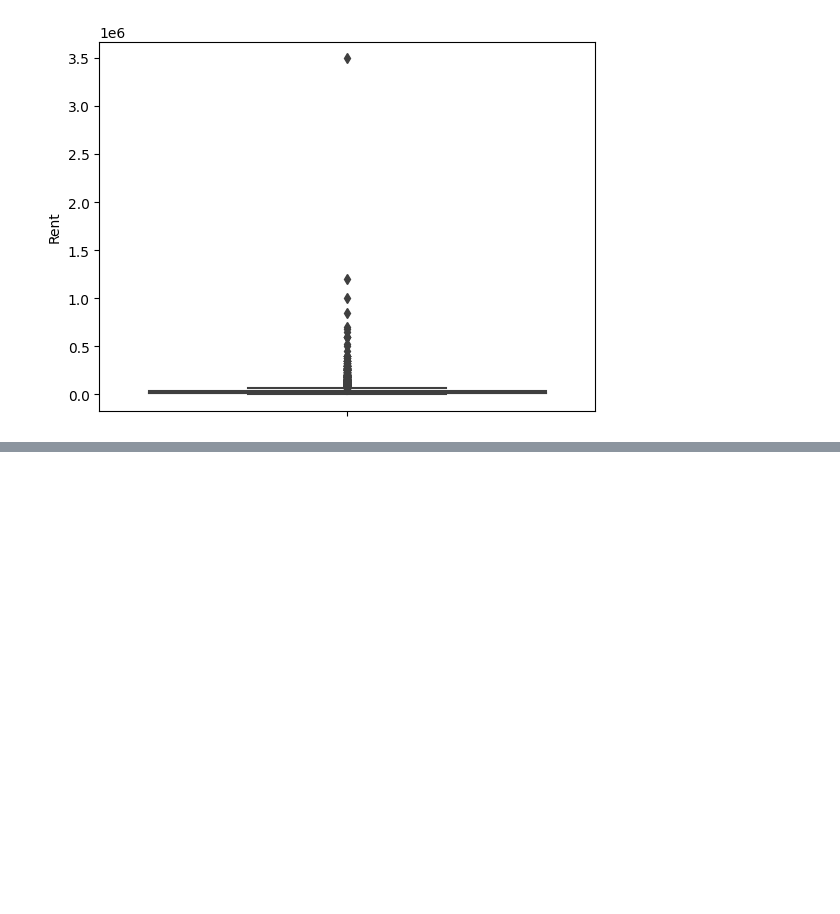
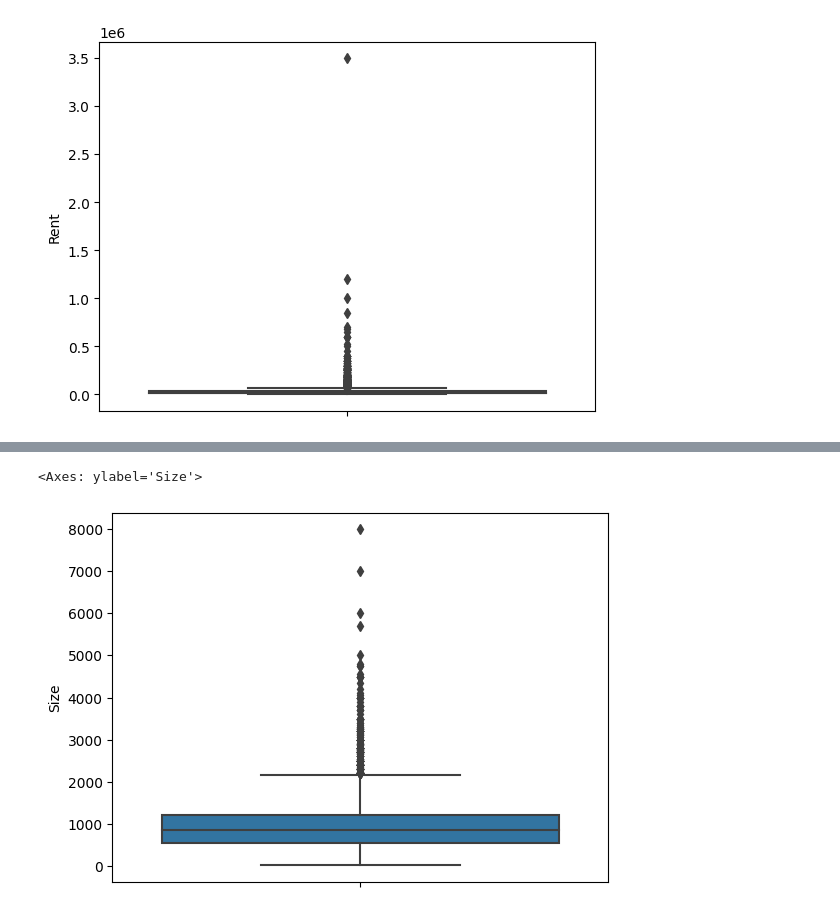
Before and after one commit to leeCodingStudio/Python_machine_learning, a Jupyter notebook: 5_선형_회귀.ipynb, the cells around one changed output, grey strips where cells are left out. Saved outputs shown, nothing was run; the diff lists cells and outputs as text; code cells hidden in the pictures; blank space fills up the shorter version.

```diff
--- a/5_선형_회귀.ipynb
+++ b/5_선형_회귀.ipynb
@@ -130,0 +221,8 @@ sns.boxplot(y=rent_df['Rent'])
+# %%
+# 결측치 처리
+# 1. 결측 데이터가 전체 데이터에 비해 양이 굉장히 적을 경우 삭제하는 것도 방법
+# 2. 결측치에 데이터를 채울 경우 먼저 boxplot을 확인하는 것이 좋음
+sns.boxplot(y=rent_df['Size'])
+# %% [output]
+<Axes: ylabel='Size'>
+[figure, added]
```
Also changed, not shown: parts of 66 cells of this notebook.
